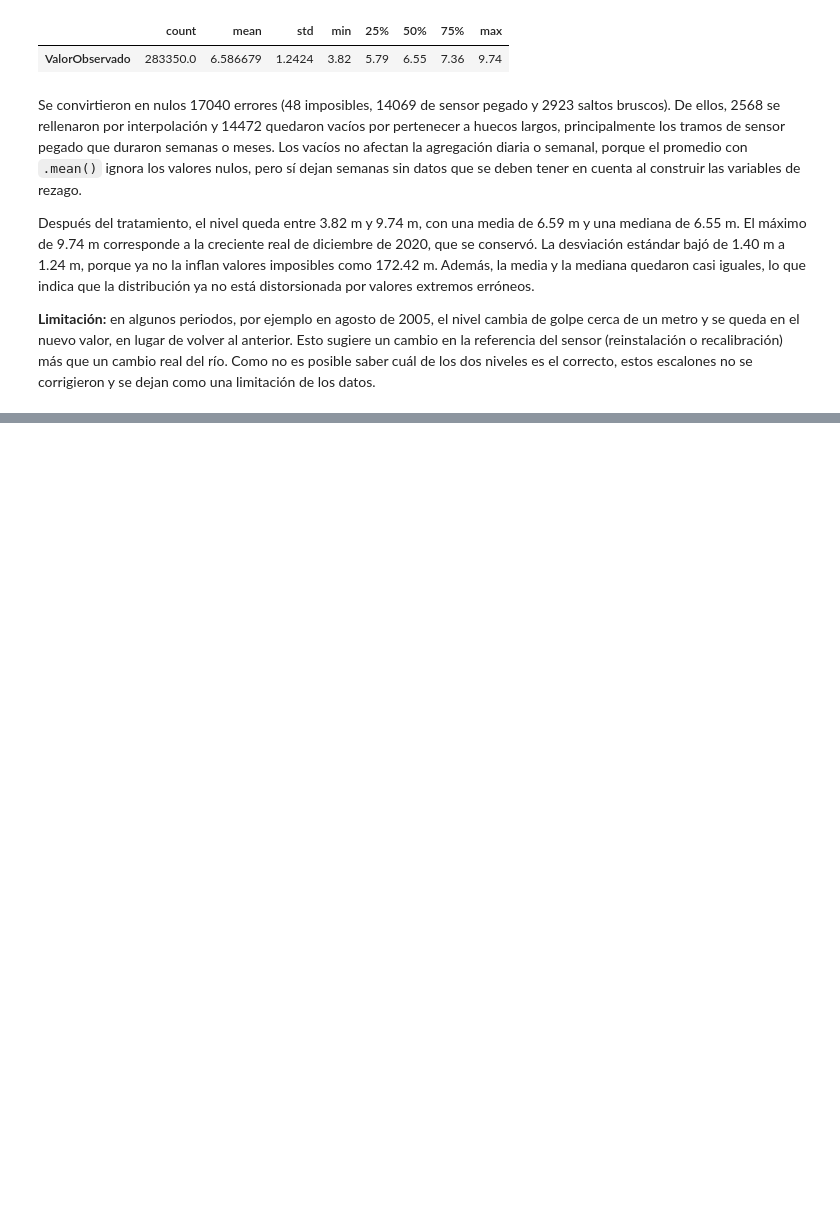
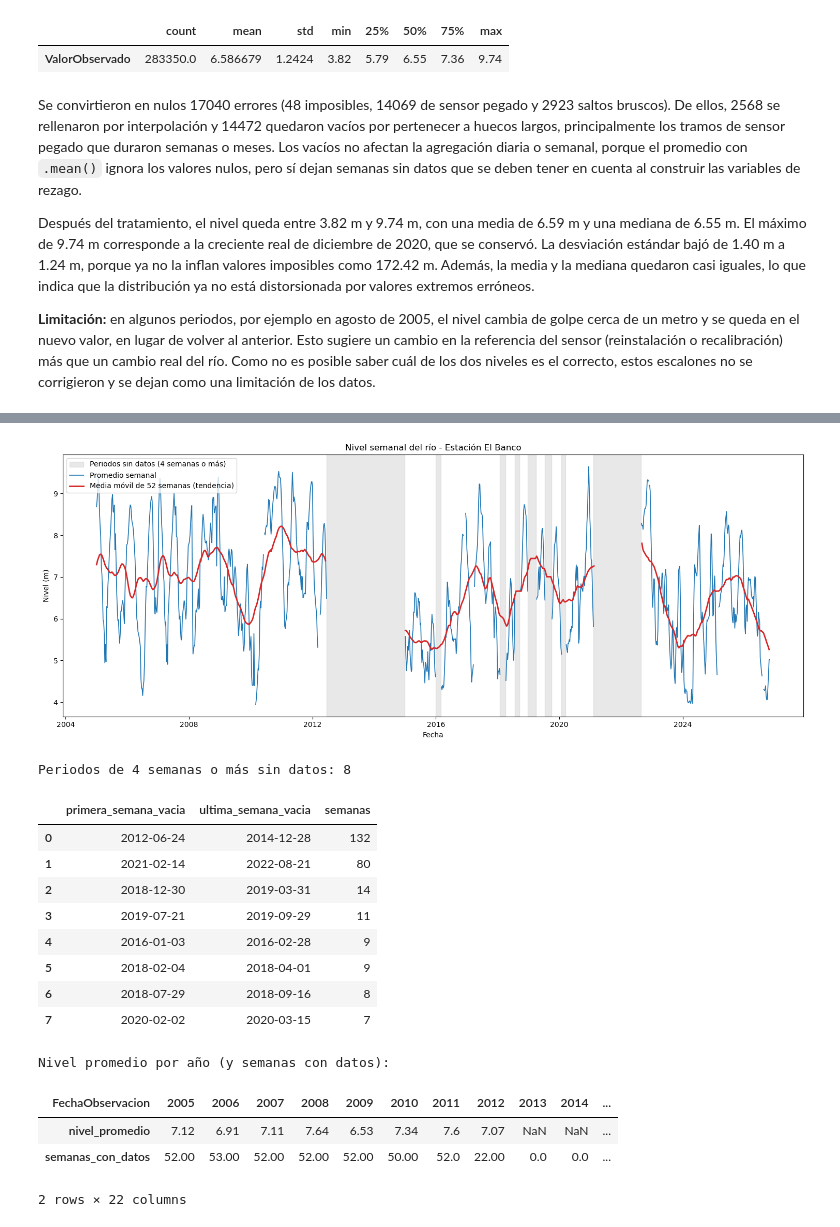
Before and after one commit to AlfonsoMSDL/Proyecto-Aprendizaje-Supervizado-IA, a Jupyter notebook: PromedioNivelMax.ipynb, the cells around one changed output, grey strips where cells are left out. Cells and saved outputs as stored; diff of their text form; code cells hidden in the pictures; blank space fills up the shorter version.

```diff
--- a/PromedioNivelMax.ipynb
+++ b/PromedioNivelMax.ipynb
@@ -853,0 +938,46 @@ La línea azul oscura (promedio semanal) filtra eficazmente el ruido telemático
+# %%
+# Tendencia: media móvil centrada de 52 semanas (al menos 26 semanas con datos)
+tendencia = df_semanal.rolling(52, center=True, min_periods=26).mean()
+
+# Periodos de 4 semanas o más sin datos
+vacia = df_semanal.isna()
+grupo = (vacia != vacia.shift()).cumsum()
+tramos_vacios = df_semanal[vacia].index.to_series().groupby(grupo[vacia]).agg(["min", "max", "size"])
+tramos_vacios = tramos_vacios[tramos_vacios["size"] >= 4]
+
+fig, ax = plt.subplots(figsize=(15, 6))
+for i, (_, t) in enumerate(tramos_vacios.iterrows()):
+    ax.axvspan(t["min"] - pd.Timedelta(days=7), t["max"], color="lightgray", alpha=0.5,
+               label="Periodos sin datos (4 semanas o más)" if i == 0 else None)
+ax.plot(df_semanal.index, df_semanal.values, color="#1f77b4", linewidth=1.2, label="Promedio semanal")
+ax.plot(tendencia.index, tendencia.values, color="#d62728", linewidth=2, label="Media móvil de 52 semanas (tendencia)")
+ax.set_title("Nivel semanal del río - Estación El Banco")
+ax.set_xlabel("Fecha")
+ax.set_ylabel("Nivel (m)")
+ax.legend(loc="upper left")
+plt.tight_layout()
+plt.show()
+
+print(f"Periodos de 4 semanas o más sin datos: {len(tramos_vacios)}")
+display(tramos_vacios.rename(columns={"min": "primera_semana_vacia", "max": "ultima_semana_vacia",
+                                      "size": "semanas"}).sort_values("semanas", ascending=False).reset_index(drop=True))
+
+print("Nivel promedio por año (y semanas con datos):")
+display(df_semanal.groupby(df_semanal.index.year).agg(nivel_promedio="mean", semanas_con_datos="count").round(2).T)
+# %% [output]
+[figure, added]
+Periodos de 4 semanas o más sin datos: 8
+|  | primera_semana_vacia | ultima_semana_vacia | semanas |
+| 0 | 2012-06-24 | 2014-12-28 | 132 |
+| 1 | 2021-02-14 | 2022-08-21 | 80 |
+| 2 | 2018-12-30 | 2019-03-31 | 14 |
+| 3 | 2019-07-21 | 2019-09-29 | 11 |
+| 4 | 2016-01-03 | 2016-02-28 | 9 |
+| 5 | 2018-02-04 | 2018-04-01 | 9 |
+| 6 | 2018-07-29 | 2018-09-16 | 8 |
+| 7 | 2020-02-02 | 2020-03-15 | 7 |
+Nivel promedio por año (y semanas con datos):
+| FechaObservacion | 2005 | 2006 | 2007 | 2008 | 2009 | 2010 | 2011 | 2012 | 2013 | 2014 | ... |
+| nivel_promedio | 7.12 | 6.91 | 7.11 | 7.64 | 6.53 | 7.34 | 7.6 | 7.07 | NaN | NaN | ... |
+| semanas_con_datos | 52.00 | 53.00 | 52.00 | 52.00 | 52.00 | 50.00 | 52.0 | 22.00 | 0.0 | 0.0 | ... |
+2 rows × 22 columns
```
Also changed, not shown: parts of 22 cells of this notebook.
